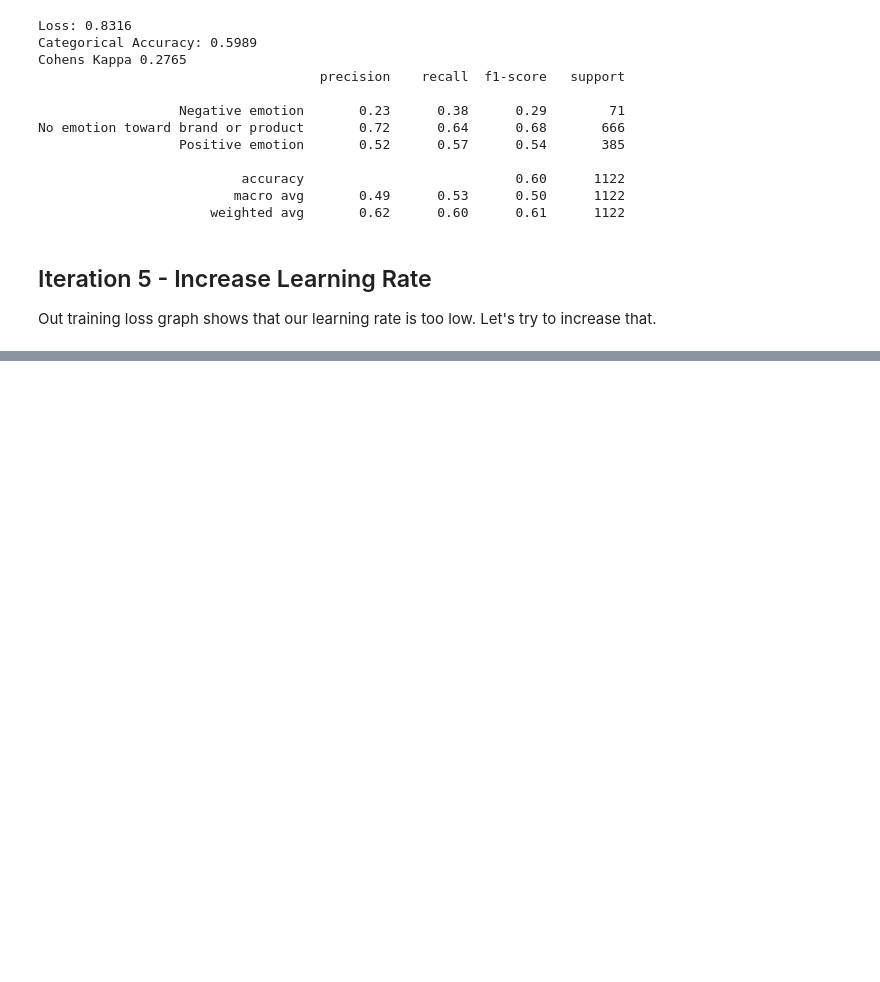
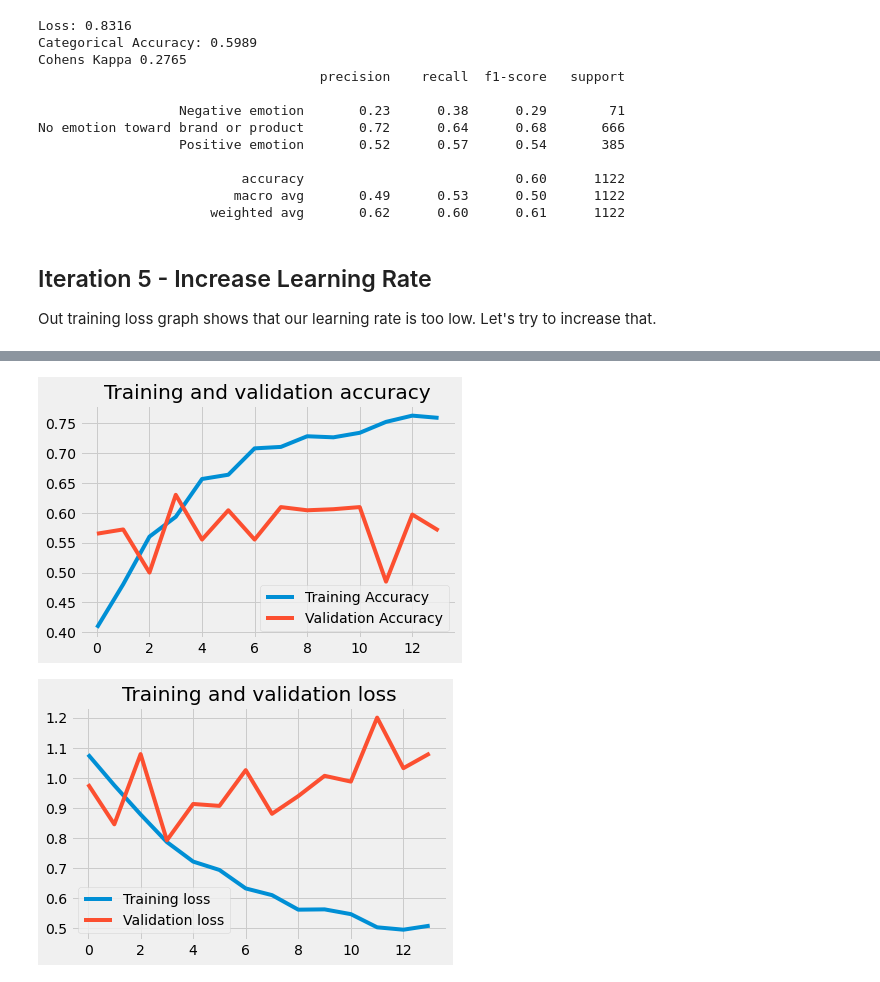
Before and after one commit to stereopickle/tweet_sentiment_analysis, a Jupyter notebook: 022.Model_RNN.ipynb, the cells around one changed output, grey strips where cells are left out. Saved outputs shown, nothing was run; the diff lists cells and outputs as text; code cells hidden in the pictures; blank space fills up the shorter version.

```diff
--- a/022.Model_RNN.ipynb
+++ b/022.Model_RNN.ipynb
@@ -476,0 +489,36 @@ No emotion toward brand or product       0.75      0.40      0.52       666
+# %%
+max_len = len(X_train_seq[0])
+# %%
+# get embeddings for each word from the GloVe
+word_emb_mat = np.zeros((num_vocab, 200))
+for i in range(1, num_vocab):
+    word = tokenizer.index_word[i]
+    if word in glove_dict:
+        word_emb_mat[i] = glove_dict[word]
+# %%
+model = Sequential()
+model.add(Embedding(num_vocab, 200, weights = [word_emb_mat],
+                    input_length = max_len))
+model.add(Dropout(0.5))
+model.add(LSTM(200, dropout = 0.5))
+model.add(Dense(200, activation = 'relu'))
+model.add(Dense(3, activation = 'softmax'))
+
+model.compile(optimizer = optimizers.Adam(learning_rate=0.01),
+             loss = 'categorical_crossentropy',
+             metrics = ['categorical_accuracy'])
+# %%
+cb = EarlyStopping(monitor = 'val_loss', mode = 'min',
+                   verbose = 1, patience = 10, restore_best_weights = True)
+
+start = timer()
+history = model.fit(X_train_seq, y_train,
+                   epochs = 100,
+                   validation_data=(X_val_seq, y_val),
+                   verbose = 2,
+                    class_weight=cw,
+                   callbacks = [cb],
+                   shuffle=True)
+
+end = timer()
+print('Total Time Elapsed:', end-start)
@@ -476,0 +543,5 @@ No emotion toward brand or product       0.75      0.40      0.52       666
+# %%
+plot_performance(history)
+# %% [output]
+[figure, added]
+[figure, added]
```
Also changed, not shown: parts of 17 cells of this notebook.
